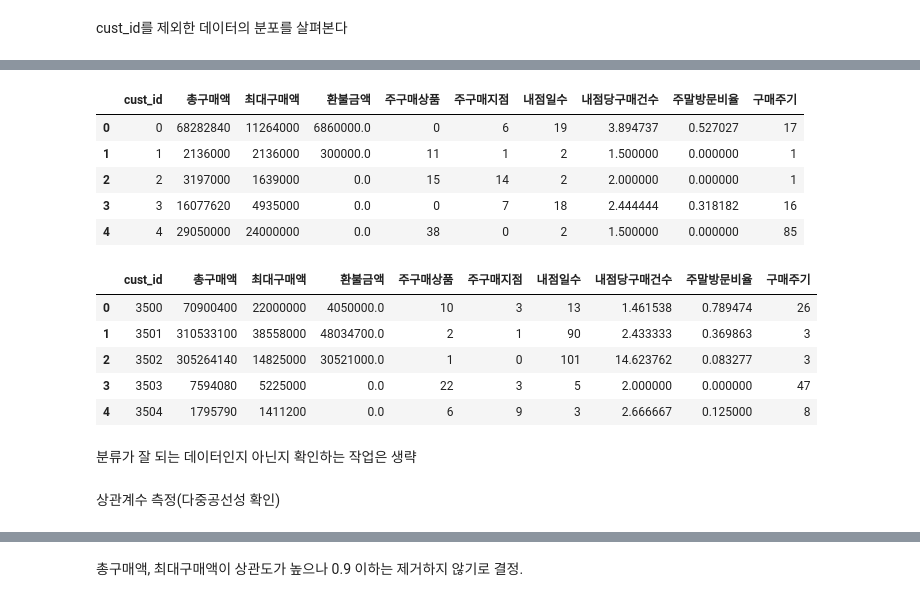
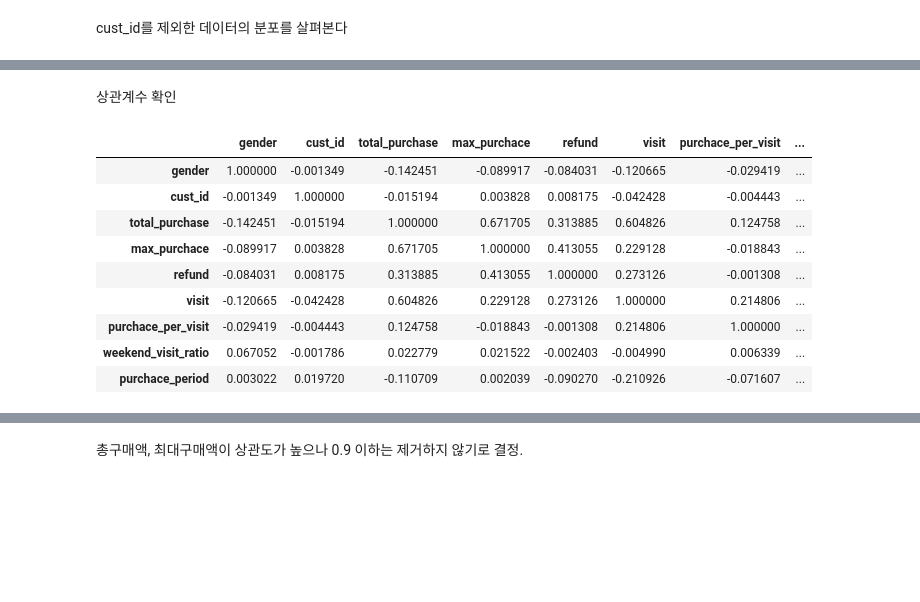
Before and after one commit to kmouleejunhyuk/bigdata_analysist_practical, a Jupyter notebook: type2_analysing_data.ipynb, the cells around one changed output, grey strips where cells are left out. Drawn from its saved outputs; the diff is of its cells as text; code cells hidden in the pictures; blank space fills up the shorter version.

```diff
--- a/type2_analysing_data.ipynb
+++ b/type2_analysing_data.ipynb
@@ -220,2 +184,0 @@ for idx, key in enumerate(x_train_raw['주구매지점'].value_counts().index):
-# %%
-x_train_raw['주구매지점'] = x_train_raw['주구매지점'].replace(changedict_jijum)
@@ -224,2 +184,0 @@ x_test_raw['주구매지점'] = x_test_raw['주구매지점'].replace(changedict
-# %%
-x_train_raw['주구매상품'] = x_train_raw['주구매상품'].replace(changedict_sangpoom)
@@ -227,0 +187,5 @@ x_test_raw['주구매상품'] = x_test_raw['주구매상품'].replace(changedict
+# %%
+Q1 = x_train_raw['total_purchase'].quantile(0.25)
+Q3 = x_train_raw['total_purchase'].quantile(0.75)
+IQR = Q3 - Q1
+x_train_raw = x_train_raw[~(x_train_raw['total_purchase'] > (1.5 * Q3))]
@@ -227,0 +194,2 @@ x_test_raw['주구매상품'] = x_test_raw['주구매상품'].replace(changedict
+# %%
+x_train_raw = x_train_raw[~(x_train_raw['refund'] > 1.75e+8)]
@@ -228,22 +201,15 @@ x_test_raw['주구매상품'] = x_test_raw['주구매상품'].replace(changedict
+# %% [markdown]
+상관계수 확인
 # %%
-x_train_raw.head()
+x_train_raw.corr()
 # %% [output]
-|  | cust_id | 총구매액 | 최대구매액 | 환불금액 | 주구매상품 | 주구매지점 | 내점일수 | 내점당구매건수 | 주말방문비율 | 구매주기 |
-| 0 | 0 | 68282840 | 11264000 | 6860000.0 | 0 | 6 | 19 | 3.894737 | 0.527027 | 17 |
-| 1 | 1 | 2136000 | 2136000 | 300000.0 | 11 | 1 | 2 | 1.500000 | 0.000000 | 1 |
-| 2 | 2 | 3197000 | 1639000 | 0.0 | 15 | 14 | 2 | 2.000000 | 0.000000 | 1 |
-| 3 | 3 | 16077620 | 4935000 | 0.0 | 0 | 7 | 18 | 2.444444 | 0.318182 | 16 |
-| 4 | 4 | 29050000 | 24000000 | 0.0 | 38 | 0 | 2 | 1.500000 | 0.000000 | 85 |
+|  | gender | cust_id | total_purchase | max_purchace | refund | visit | purchace_per_visit | ... |
+| gender | 1.000000 | -0.001349 | -0.142451 | -0.089917 | -0.084031 | -0.120665 | -0.029419 | ... |
+| cust_id | -0.001349 | 1.000000 | -0.015194 | 0.003828 | 0.008175 | -0.042428 | -0.004443 | ... |
+| total_purchase | -0.142451 | -0.015194 | 1.000000 | 0.671705 | 0.313885 | 0.604826 | 0.124758 | ... |
+| max_purchace | -0.089917 | 0.003828 | 0.671705 | 1.000000 | 0.413055 | 0.229128 | -0.018843 | ... |
+| refund | -0.084031 | 0.008175 | 0.313885 | 0.413055 | 1.000000 | 0.273126 | -0.001308 | ... |
+| visit | -0.120665 | -0.042428 | 0.604826 | 0.229128 | 0.273126 | 1.000000 | 0.214806 | ... |
+| purchace_per_visit | -0.029419 | -0.004443 | 0.124758 | -0.018843 | -0.001308 | 0.214806 | 1.000000 | ... |
+| weekend_visit_ratio | 0.067052 | -0.001786 | 0.022779 | 0.021522 | -0.002403 | -0.004990 | 0.006339 | ... |
+| purchace_period | 0.003022 | 0.019720 | -0.110709 | 0.002039 | -0.090270 | -0.210926 | -0.071607 | ... |
-# %%
-x_test_raw.head()
-# %% [output]
-|  | cust_id | 총구매액 | 최대구매액 | 환불금액 | 주구매상품 | 주구매지점 | 내점일수 | 내점당구매건수 | 주말방문비율 | 구매주기 |
-| 0 | 3500 | 70900400 | 22000000 | 4050000.0 | 10 | 3 | 13 | 1.461538 | 0.789474 | 26 |
-| 1 | 3501 | 310533100 | 38558000 | 48034700.0 | 2 | 1 | 90 | 2.433333 | 0.369863 | 3 |
-| 2 | 3502 | 305264140 | 14825000 | 30521000.0 | 1 | 0 | 101 | 14.623762 | 0.083277 | 3 |
-| 3 | 3503 | 7594080 | 5225000 | 0.0 | 22 | 3 | 5 | 2.000000 | 0.000000 | 47 |
-| 4 | 3504 | 1795790 | 1411200 | 0.0 | 6 | 9 | 3 | 2.666667 | 0.125000 | 8 |
-# %% [markdown]
-분류가 잘 되는 데이터인지 아닌지 확인하는 작업은 생략
-# %% [markdown]
-상관계수 측정(다중공선성 확인)
```
Also changed, not shown: parts of 66 cells of this notebook.
